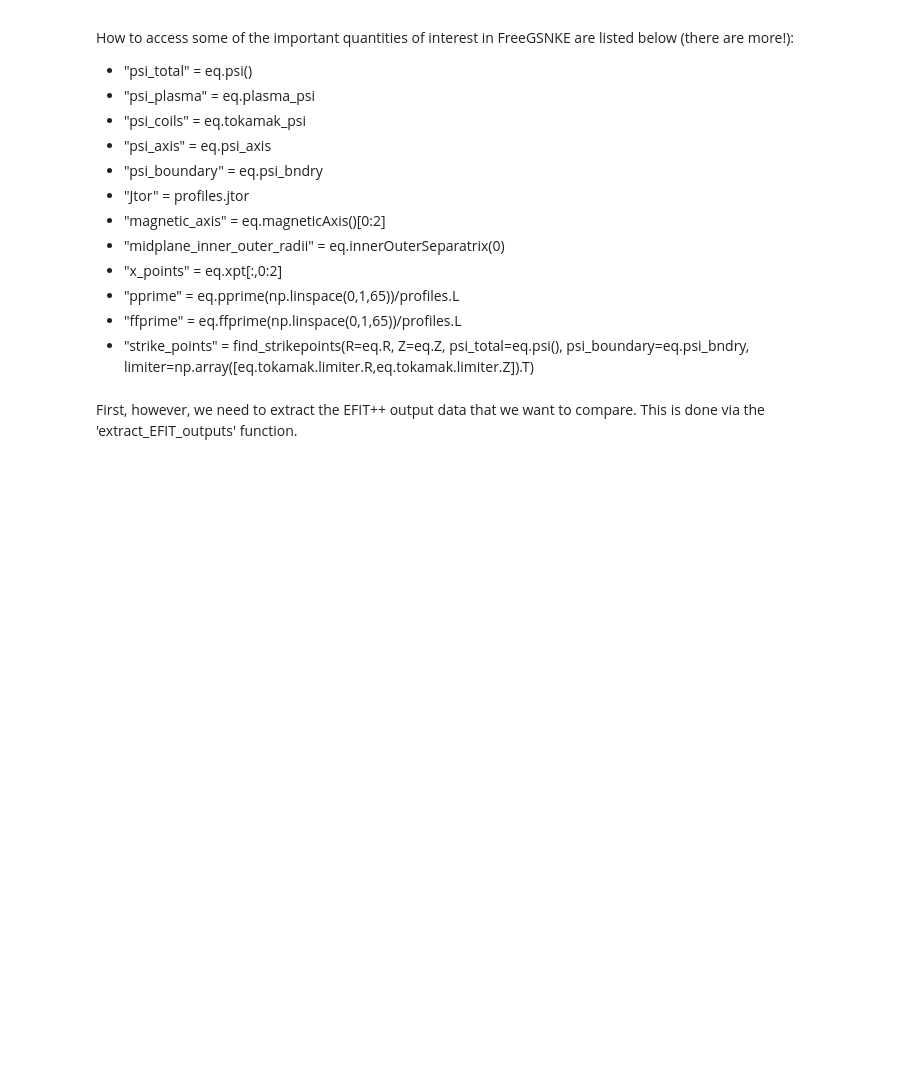
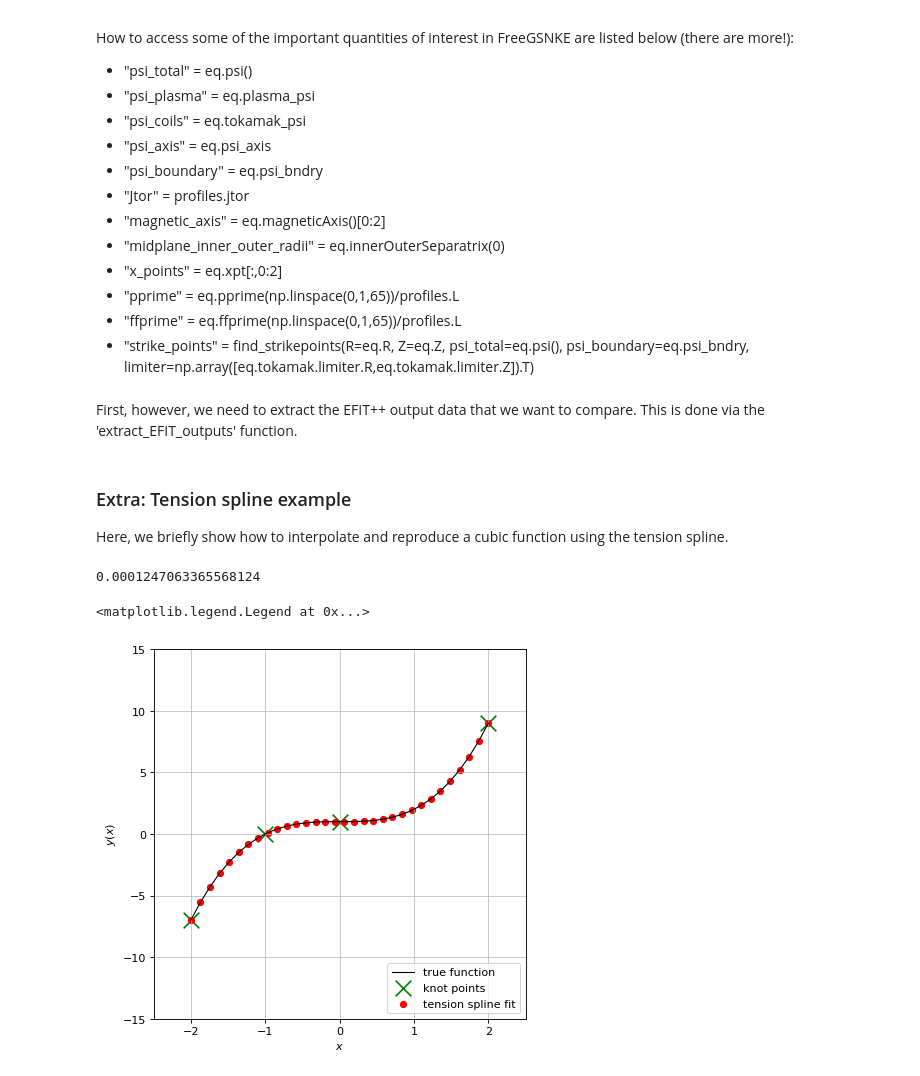
Before and after one commit to FusionComputingLab/freegsnke, a Jupyter notebook: examples/example_3b - simulate_mastu_shot.ipynb, the cells around one changed output. Drawn from its saved outputs; the diff is of its cells as text; code cells hidden in the pictures; blank space fills up the shorter version.

```diff
--- a/examples/example_3b - simulate_mastu_shot.ipynb
+++ b/examples/example_3b - simulate_mastu_shot.ipynb
@@ -926,13 +920,36 @@ for i in np.where(np.isin(x, xn))[0]:
+# %% [markdown]
+### Extra: Tension spline example
+
+Here, we briefly show how to interpolate and reproduce a cubic function using the tension spline.
+# %%
+# example (y = x**3 + 1)
+
+# inputs
+x = np.linspace(-2,2,32)
+xn = np.array([-2, -1, 0, 2])
+yn = np.array([-7, 0, 1, 9])
+zn = np.array([-12, -6, 0, 12])
+sigma = 0.01
+
+# call the spline function
+y = tension_spline(x, xn, yn, zn, sigma)
+
+# rough calculation of the error
+np.max(np.abs((x**3 + 1) - y))   # max error
+# %% [output]
+0.0001247063365568124
 # %%
-np.max(np.abs((x**3 + 1) - SOL))   # max error
-
+# plot
 fig1, ax1, = plt.subplots(1, 1, figsize=(6,6), dpi=80)
 ax1.grid(zorder=0, alpha=0.75)
 ax1.plot(x, x**3 + 1, color='k', linewidth=1, label='true function')
 ax1.scatter(xn, yn, s=200, color='g', marker='x', label='knot points')
-ax1.scatter(x, SOL, s=30, color='r', label='tension spline fit')
+ax1.scatter(x, y, s=30, color='r', label='tension spline fit')
 ax1.set_xlabel(r'$x$')
 ax1.set_ylabel(r"$y(x)$")
 ax1.set_xlim(-2.5, 2.5)
 ax1.set_ylim(-15, 15)
 plt.legend(loc="lower right")
+# %% [output]
+<matplotlib.legend.Legend at 0x...>
+[figure, added]
```
Also changed, not shown: parts of 20 cells of this notebook, 2 other files.
